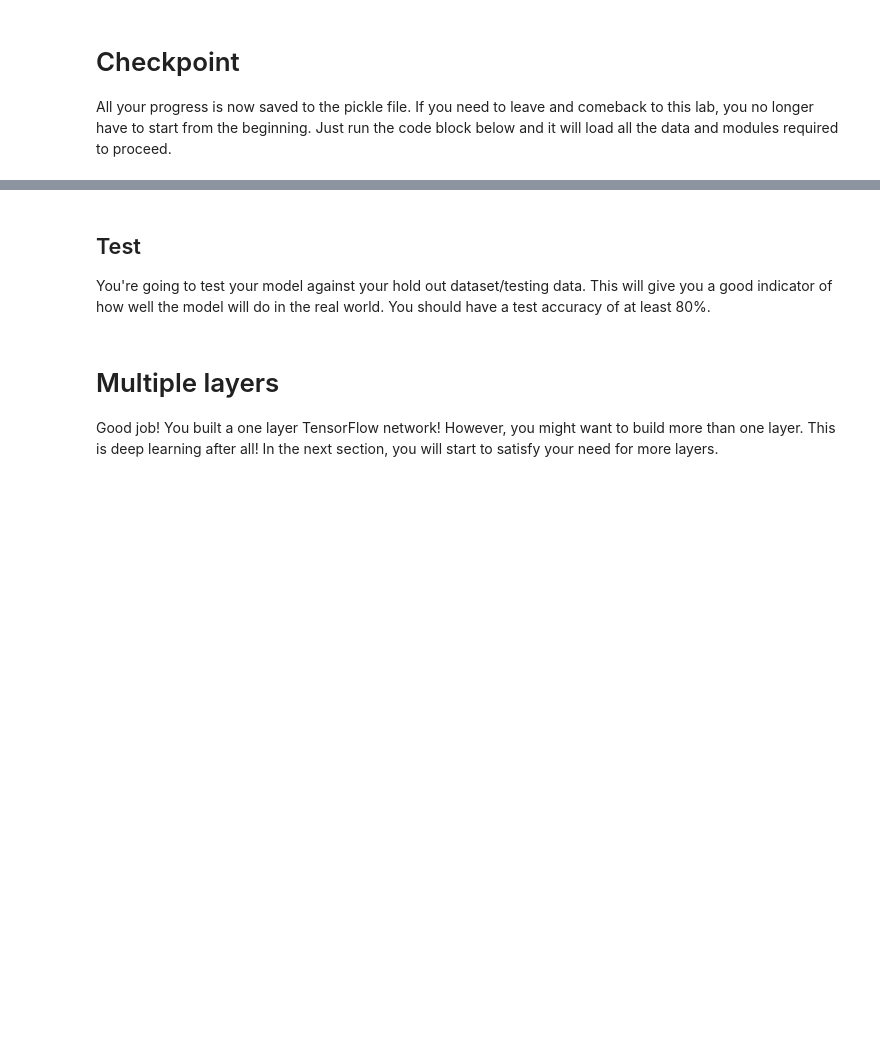
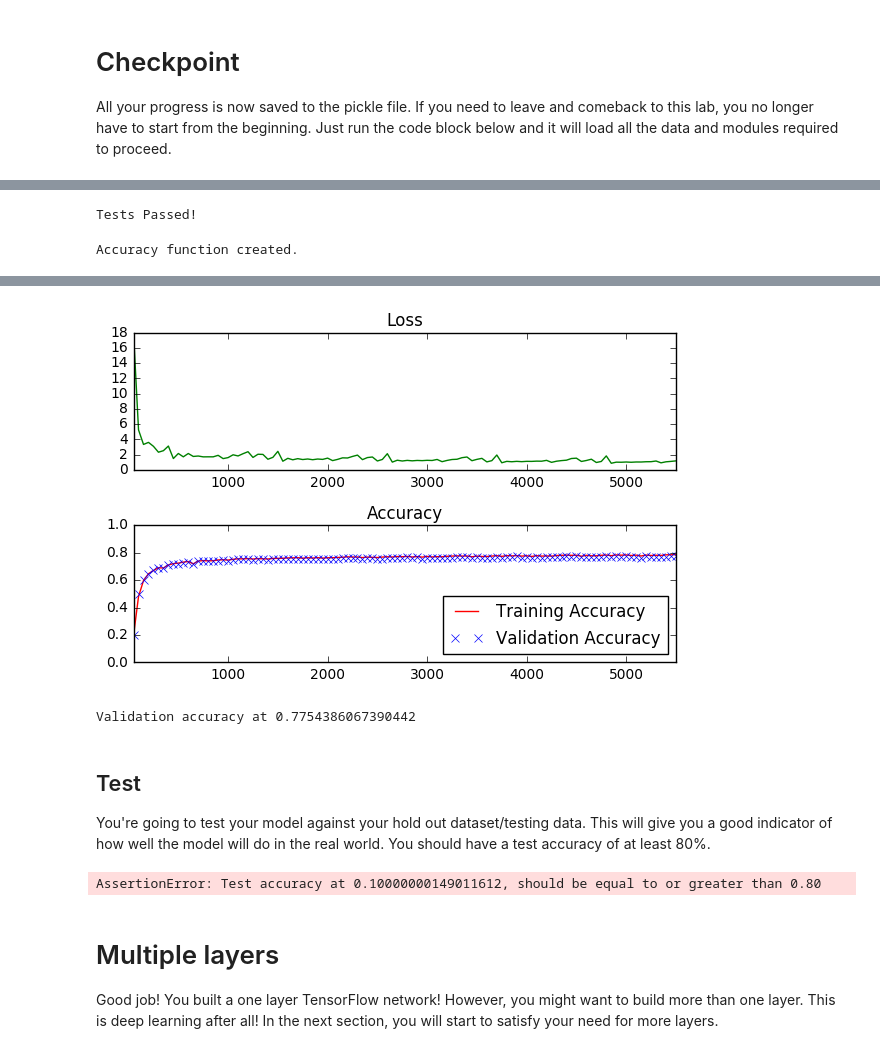
Before and after one commit to sidazhang/udacity-dlnd, a Jupyter notebook: intro-to-tensorflow/intro_to_tensorflow.ipynb, the cells around one changed output, grey strips where cells are left out. Saved outputs shown, nothing was run; the diff lists cells and outputs as text; code cells hidden in the pictures; blank space fills up the shorter version.

```diff
--- a/intro-to-tensorflow/intro_to_tensorflow.ipynb
+++ b/intro-to-tensorflow/intro_to_tensorflow.ipynb
@@ -125,6 +127,13 @@ def normalize_grayscale(image_data):
     :return: Normalized image data
     """
     # TODO: Implement Min-Max scaling for grayscale image data
+    a = 0.1
+    b = 0.9
+
+    x_min = np.amin(image_data)
+    x_max = np.amax(image_data)
+
+    return a + np.true_divide((image_data - x_min) * (b - a), (x_max - x_min))
 
 
 ### DON'T MODIFY ANYTHING BELOW ###
@@ -251,14 +271,12 @@ features_count = 784
 labels_count = 10
 
 # TODO: Set the features and labels tensors
-# features =
-# labels =
+features = tf.placeholder(tf.float32, [None, features_count])
+labels = tf.placeholder(tf.float32, [None, labels_count])
 
 # TODO: Set the weights and biases tensors
-# weights =
-# biases =
-
-
+weights = tf.Variable(tf.random_normal([features_count, labels_count]))
+biases = tf.Variable(tf.zeros([labels_count]))
 
 ### DON'T MODIFY ANYTHING BELOW ###
 
@@ -312,6 +330,8 @@ with tf.Session() as session:
 assert not np.count_nonzero(biases_data), 'biases must be zeros'
 
 print('Tests Passed!')
+# %% [output]
+Tests Passed!
 # %%
 # Determine if the predictions are correct
 is_correct_prediction = tf.equal(tf.argmax(prediction, 1), tf.argmax(labels, 1))
@@ -319,6 +339,8 @@ is_correct_prediction = tf.equal(tf.argmax(prediction, 1), tf.argmax(labels, 1))
 accuracy = tf.reduce_mean(tf.cast(is_correct_prediction, tf.float32))
 
 print('Accuracy function created.')
+# %% [output]
+Accuracy function created.
 # %% [markdown]
 <img src="image/Learn_Rate_Tune_Image.png" style="height: 70%;width: 70%">
 ## Problem 3
@@ -352,8 +374,8 @@ The code will print out a Loss and Accuracy graph, so you can see how well the n
 batch_size = 128
 
 # TODO: Find the best parameters for each configuration
-# epochs =
-# learning_rate =
+epochs = 1
+learning_rate = 0.1
 
 
 
@@ -396,33 +418,36 @@ with tf.Session() as session:
             if not batch_i % log_batch_step:
                 # Calculate Training and Validation accuracy
                 training_accuracy = session.run(accuracy, feed_dict=train_feed_dict)
                 validation_accuracy = session.run(accuracy, feed_dict=valid_feed_dict)
 
                 # Log batches
                 previous_batch = batches[-1] if batches else 0
                 batches.append(log_batch_step + previous_batch)
                 loss_batch.append(l)
                 train_acc_batch.append(training_accuracy)
                 valid_acc_batch.append(validation_accuracy)
 
         # Check accuracy against Validation data
         validation_accuracy = session.run(accuracy, feed_dict=valid_feed_dict)
 
 loss_plot = plt.subplot(211)
 loss_plot.set_title('Loss')
 loss_plot.plot(batches, loss_batch, 'g')
 loss_plot.set_xlim([batches[0], batches[-1]])
 acc_plot = plt.subplot(212)
 acc_plot.set_title('Accuracy')
 acc_plot.plot(batches, train_acc_batch, 'r', label='Training Accuracy')
 acc_plot.plot(batches, valid_acc_batch, 'x', label='Validation Accuracy')
 acc_plot.set_ylim([0, 1.0])
 acc_plot.set_xlim([batches[0], batches[-1]])
 acc_plot.legend(loc=4)
 plt.tight_layout()
 plt.show()
 
 print('Validation accuracy at {}'.format(validation_accuracy))
+# %% [output]
+[figure, added]
+Validation accuracy at 0.7754386067390442
 # %% [markdown]
 ## Test
 You're going to test your model against your hold out dataset/testing data.  This will give you a good indicator of how well the model will do in the real world.  You should have a test accuracy of at least 80%.
@@ -457,6 +482,8 @@ with tf.Session() as session:
 
 assert test_accuracy >= 0.80, 'Test accuracy at {}, should be equal to or greater than 0.80'.format(test_accuracy)
 print('Nice Job! Test Accuracy is {}'.format(test_accuracy))
+# %% [output]
+AssertionError: Test accuracy at 0.10000000149011612, should be equal to or greater than 0.80
 # %% [markdown]
 # Multiple layers
 Good job!  You built a one layer TensorFlow network!  However, you might want to build more than one layer.  This is deep learning after all!  In the next section, you will start to satisfy your need for more layers.
```
Also changed, not shown: parts of 6 cells of this notebook, 3 other files.
